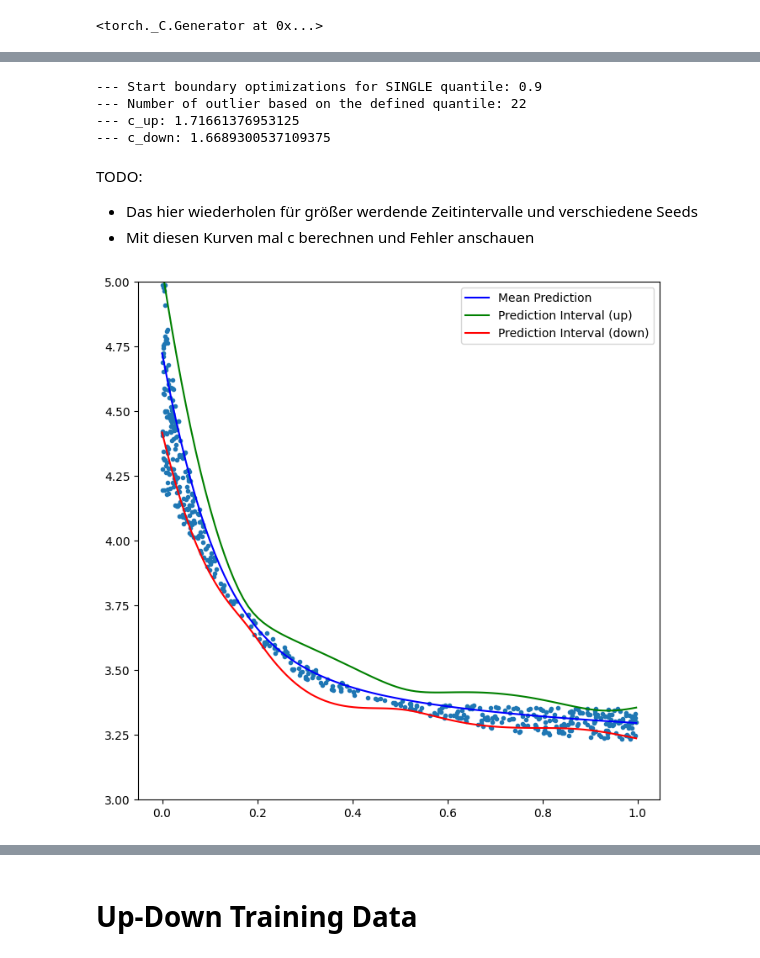
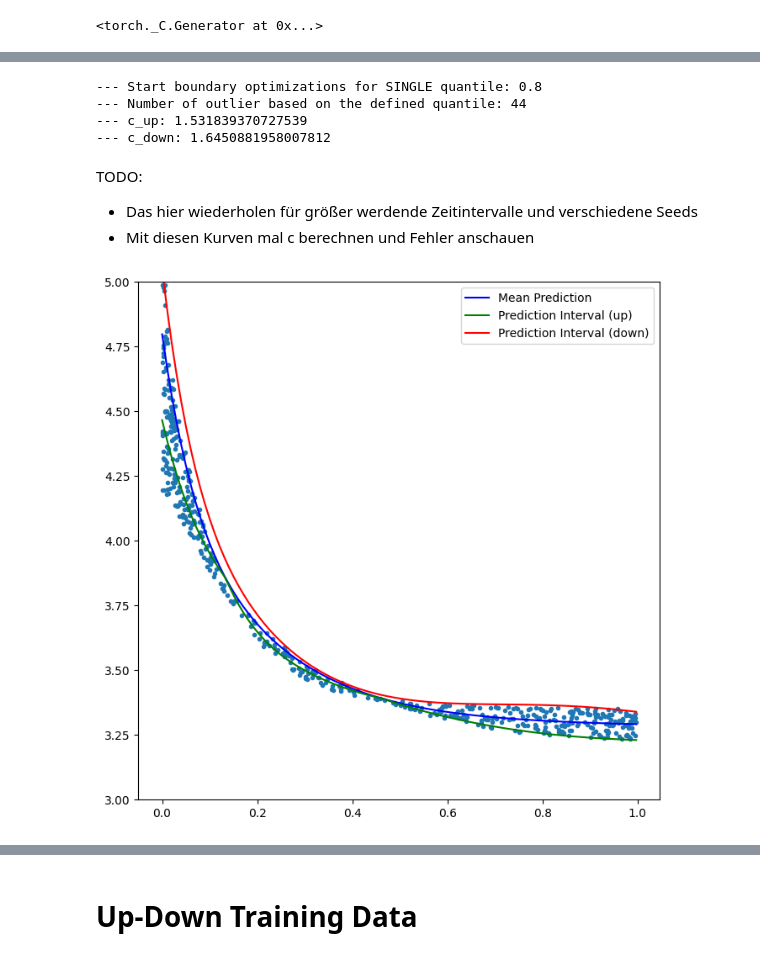
Before and after one commit to RiccardoFrenner/finn-nnpie, a Jupyter notebook: src/pinn.ipynb, the cells around one changed output, grey strips where cells are left out. Cells and saved outputs as stored; diff of their text form; code cells hidden in the pictures.

```diff
--- a/src/pinn.ipynb
+++ b/src/pinn.ipynb
@@ -215,7 +215,7 @@ class CL_trainer:
         train_network(
             model=self.networks["mean"],
             optimizer=self.optimizers["mean"],
-            criterion=nn.MSELoss(),
+            criterion=nn.L1Loss(),
             train_loader=[(self.x_train, self.y_train)],
             val_loader=[(self.x_valid, self.y_valid)],
             max_epochs=self.configs["Max_iter"],
@@ -232,7 +232,7 @@ class CL_trainer:
         train_network(
             model=self.networks["up"],
             optimizer=self.optimizers["up"],
-            criterion=nn.MSELoss(),
+            criterion=nn.L1Loss(),
             train_loader=[data_train_up],
             val_loader=[data_val_up],
             max_epochs=self.configs["Max_iter"],
@@ -241,7 +241,7 @@ class CL_trainer:
         train_network(
             model=self.networks["down"],
             optimizer=self.optimizers["down"],
-            criterion=nn.MSELoss(),
+            criterion=nn.L1Loss(),
             train_loader=[data_train_down],
             val_loader=[data_val_down],
             max_epochs=self.configs["Max_iter"],
@@ -320,11 +320,11 @@ class UQ_Net_std(nn.Module):
             x = activation_fun_std(self.fcs[i](x))
         x = self.outputLayer(x)
         x = x + self.custom_bias
-        x = torch.sqrt(torch.square(x) + 2e-3)  # TODO: Was 0.2 but not explained why in paper
+        x = torch.sqrt(torch.square(x) + 1e-8)  # TODO: Was 0.2 but not explained why in paper
         return x
 # %%
 class Args:
-    quantile = 0.9
+    quantile = 0.8
 args = Args()
 
 ##########################################################
@@ -333,7 +333,13 @@ args = Args()
 data_dir = "../data_out/3pinn/"
 dataLoader = CL_dataLoader(original_data_path=data_dir)
 X, Y = dataLoader.load()
+# mask = X[:,0] >= 1e-2
+# print(mask.shape, np.count_nonzero(mask))
+# X = X[mask,:].copy()
+# Y = Y[mask,:].copy()
 if len(Y.shape) == 1:
     Y = Y.reshape(-1, 1)
 X = X[:550].copy()
 Y = Y[:550].copy()
+Y = 1 / Y
+print(X.min())
@@ -429,7 +437,7 @@ configs["num_neurons_mean"] = [16]  # hidden layer(s) for the 'MEAN' network
 configs["num_neurons_up"] = [64]  # hidden layer(s) for the 'UP' network
 configs["num_neurons_down"] = [64]  # hidden layer(s) for the 'DOWN' network
 configs["Max_iter"] = 5000  # 5000,
-LR = 1e-3
+LR = 1e-2
 random.seed(configs["seed"])
 np.random.seed(configs["seed"])
 torch.manual_seed(configs["seed"])
@@ -492,10 +500,10 @@ PICP_train, MPIW_train = caps_calculation(pred_train, c_up, c_down, yTrain.numpy
 PICP_valid, MPIW_valid = caps_calculation(pred_valid, c_up, c_down, yValid.numpy())
 PICP_test, MPIW_test = caps_calculation(pred_test, c_up, c_down, yTest.numpy())
 # %% [output]
---- Start boundary optimizations for SINGLE quantile: 0.9
---- Number of outlier based on the defined quantile: 22
---- c_up: 1.71661376953125
---- c_down: 1.6689300537109375
+--- Start boundary optimizations for SINGLE quantile: 0.8
+--- Number of outlier based on the defined quantile: 44
+--- c_up: 1.531839370727539
+--- c_down: 1.6450881958007812
 # %%
 x_curve = torch.linspace(X.min(), X.max(), 100, dtype=torch.float32).reshape(-1, 1)
 x_curve = torch.from_numpy(scalar_x.transform(x_curve)).to(torch.float32)
@@ -520,25 +528,25 @@ TODO:
 # %%
 import matplotlib.pyplot as plt
 import numpy as np
 
 fig, ax = plt.subplots(figsize=(8, 8))
 
 # Scatter plot of the original data points
-ax.plot(X, Y, ".")
+ax.plot(X, 1/Y, ".")
 
 # Plot the mean curve
-ax.plot(x_curve, y_mean, "b-", label="Mean Prediction")
+ax.plot(x_curve, 1/y_mean, "b-", label="Mean Prediction")
 
 # Fill the area between the upper and lower prediction intervals with transparency
 # ax.fill_between(x_curve.flatten(), y_L_PI_array_train.flatten(), y_U_PI_array_train.flatten(), color='green', alpha=0.3, label="Prediction Interval")
-ax.plot(x_curve.flatten(), y_U_PI_array_train.flatten(), "g-", label="Prediction Interval (up)")
-ax.plot(x_curve.flatten(), y_L_PI_array_train.flatten(), "r-", label="Prediction Interval (down)")
+ax.plot(x_curve.flatten(), 1/y_U_PI_array_train.flatten(), "g-", label="Prediction Interval (up)")
+ax.plot(x_curve.flatten(), 1/y_L_PI_array_train.flatten(), "r-", label="Prediction Interval (down)")
 
 ax.set_ylim(3, 5)
 ax.legend()
 plt.show()
 # %% [output]
-[figure, old version]
+[figure, new version]
 # %%
 import matplotlib.pyplot as plt
 import numpy as np
```
Also changed, not shown: parts of 7 cells of this notebook.
